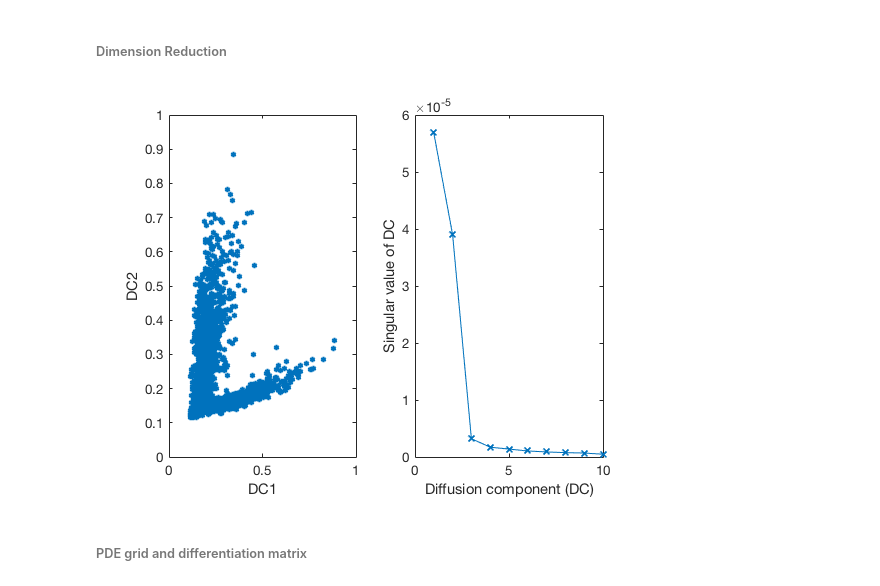
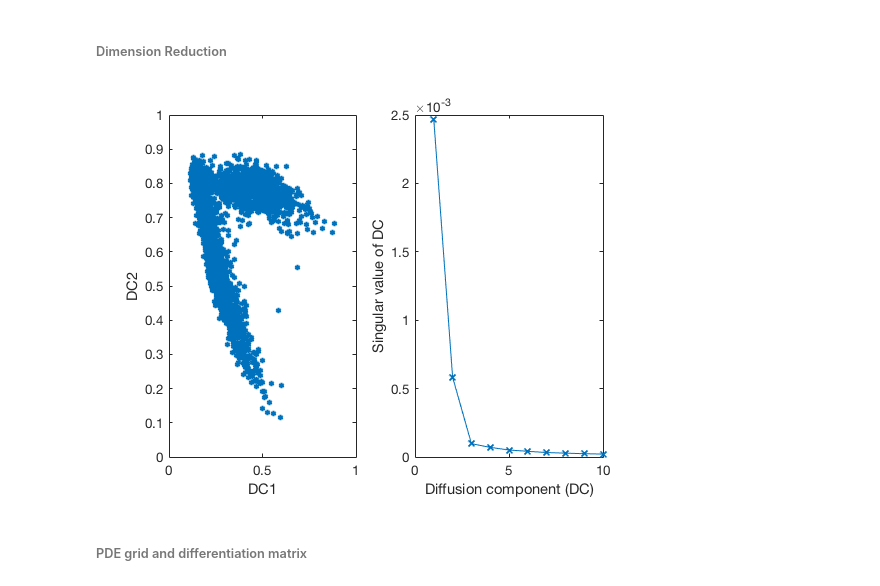
Before and after one commit to heyrim/Mathematical-modeling-with-single-cell-sequencing-data, a Jupyter notebook: Mathematical-modeling-with-single-cell-sequencing-data (Paul, 2015).ipynb, the cells around one changed output. Saved outputs shown, nothing was run; the diff lists cells and outputs as text; code cells hidden in the pictures.

```diff
--- a/Mathematical-modeling-with-single-cell-sequencing-data (Paul, 2015).ipynb
+++ b/Mathematical-modeling-with-single-cell-sequencing-data (Paul, 2015).ipynb
@@ -16,13 +16,16 @@ ntest = 1; % test case number for Paul's data
 # %% [markdown]
 ###### Dimension Reduction
 # %%
-[dc, dcSig] = DiffusionMap_wNewData( scdata', [], 10, 0.5, 50 );
-dc = dc_normalize(dc, 10);    % Normalize Diffusion Component to [0 1]
+global dmParams
+dmParams = [10, 50];
+[dc, dcSig] = DiffusionMap_wNewData( scdata', [], dmParams(1), 0.5, dmParams(2) );
+dc = dc_normalize(dc, 2);    % Normalize Diffusion Component to [0 1]
+% dc(:,2) = 1-dc(:,2);
 save( filename, 'dc', 'dcSig' ,'-append' )
 figure; subplot( 1, 2, 1 ); f1=plot( dc(:,1), dc(:,2), 'o', 'markersize', 3); set(f1, 'markerfacecolor', get(f1, 'color'));xlim( [0 1] ); ylim( [0 1]); xlabel('DC1'); ylabel('DC2')
 subplot( 1, 2, 2 ); plot( dcSig, '-x' ); xlabel('Diffusion component (DC)'); ylabel('Singular value of DC')
 # %% [output]
-[figure, old version]
+[figure, new version]
 # %% [markdown]
 ###### PDE grid and differentiation matrix
 # %%
```
Also changed, not shown: parts of 13 cells of this notebook.
